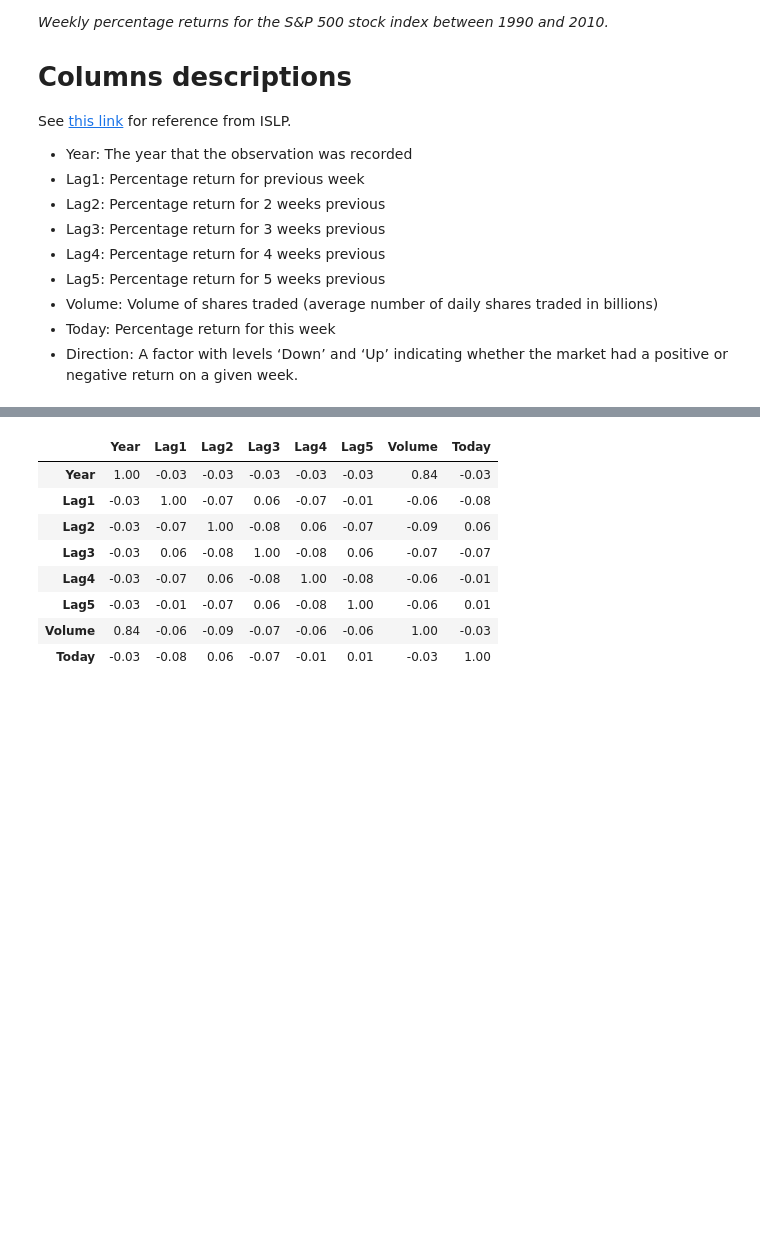
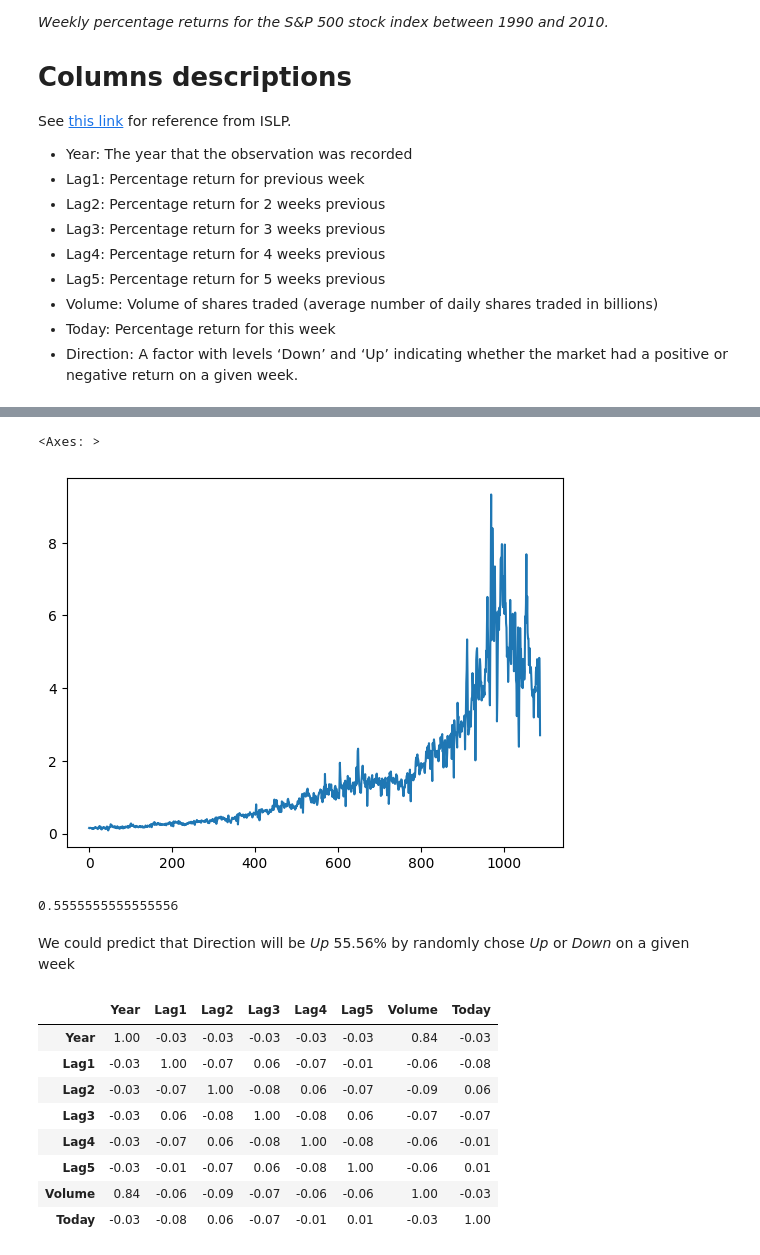
Before and after one commit to deusdevok/ISLP_Python, a Jupyter notebook: Chapter 4/Exercise13.ipynb, the cells around one changed output, grey strips where cells are left out. Saved outputs shown, nothing was run; the diff lists cells and outputs as text; code cells hidden in the pictures; blank space fills up the shorter version.

```diff
--- a/Chapter 4/Exercise13.ipynb
+++ b/Chapter 4/Exercise13.ipynb
@@ -63,3 +69,8 @@ Weekly.describe()
 | 50% | 2000.000000 | 0.241000 | 0.241000 | 0.241000 | 0.238000 | 0.234000 | 1.002680 | 0.241000 |
 | 75% | 2005.000000 | 1.405000 | 1.409000 | 1.409000 | 1.409000 | 1.405000 | 2.053727 | 1.405000 |
 | max | 2010.000000 | 12.026000 | 12.026000 | 12.026000 | 12.026000 | 12.026000 | 9.328214 | 12.026000 |
+# %%
+Weekly['Volume'].plot()
+# %% [output]
+<Axes: >
+[figure, added]
@@ -66,3 +80,11 @@ Weekly.describe()
+# %%
+# Predict Direction based on proportion
+up, down = Weekly['Direction'].value_counts()
+up/(up+down)
+# %% [output]
+0.5555555555555556
+# %% [markdown]
+We could predict that Direction will be *Up* 55.56% by randomly chose *Up* or *Down* on a given week
 # %%
 # Correlation table between features
 corr = Weekly.corr(numeric_only=True)
```
Also changed, not shown: parts of 17 cells of this notebook.
